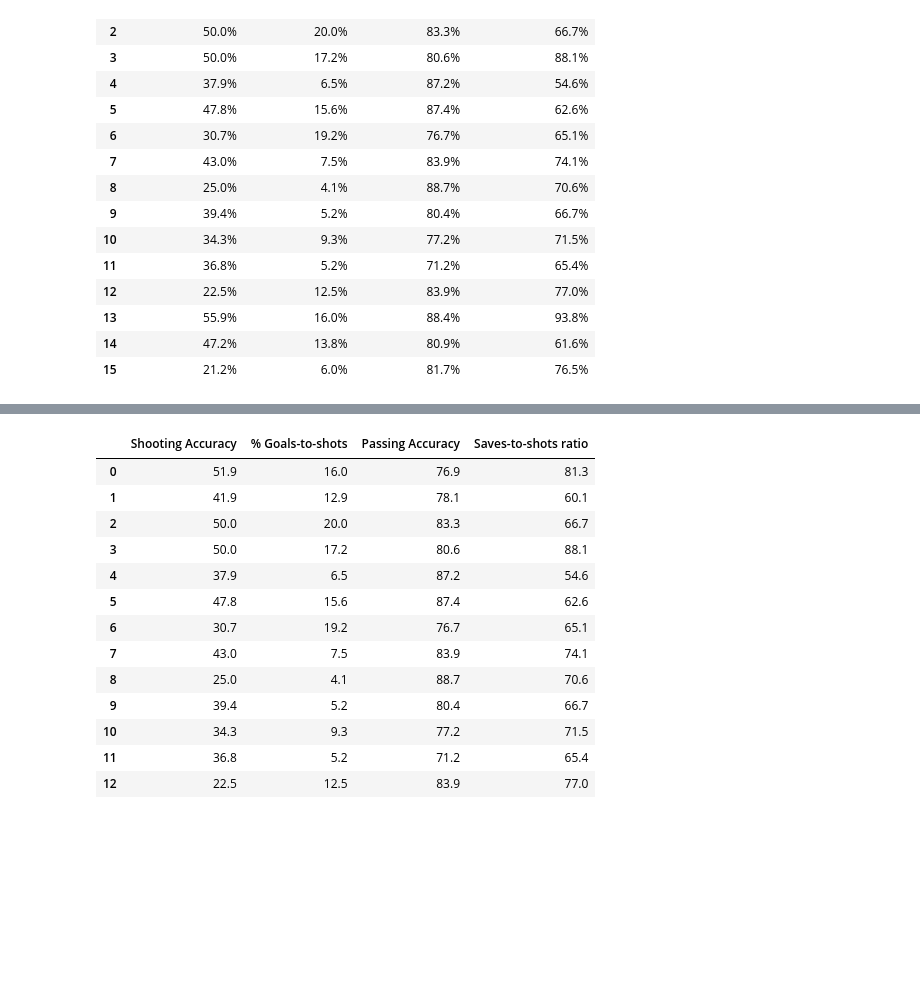
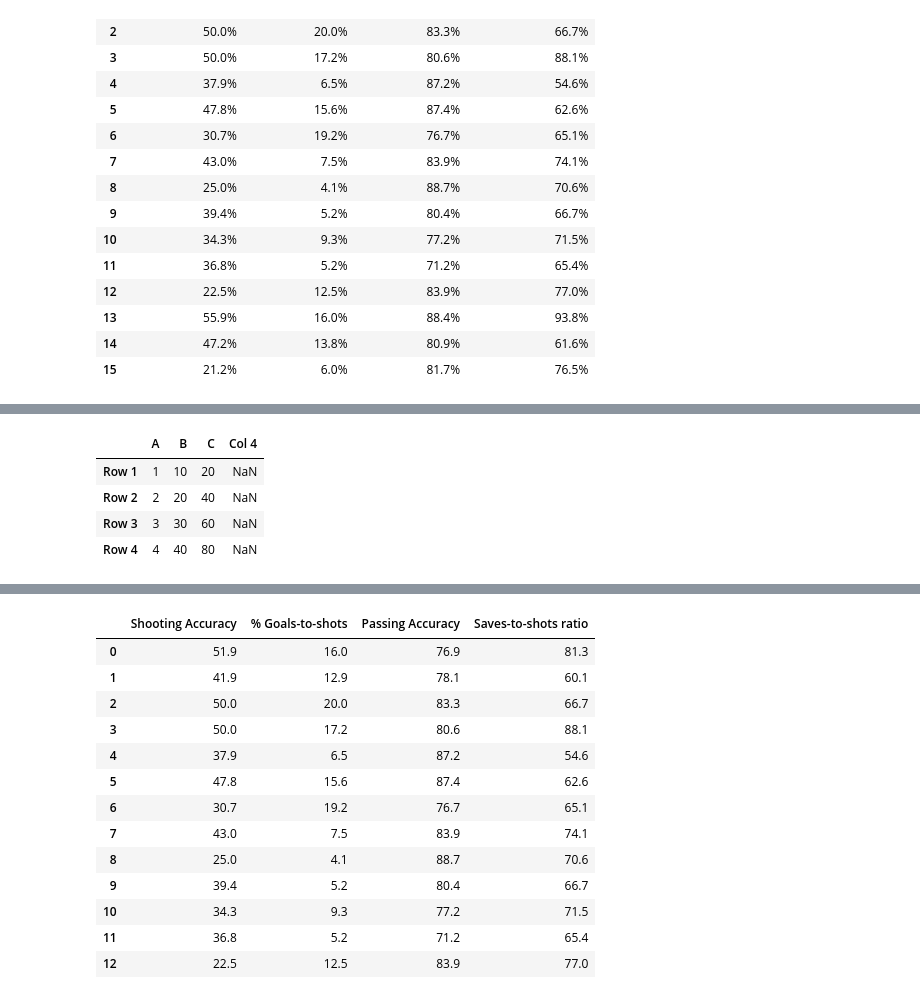
Before and after one commit to leo90rc/Leonardo.DataScience, a Jupyter notebook: week10_ML_competition_pca_kmeans/day1_gridsearch_pipelines/exercises/2.football_stats.ipynb, the cells around one changed output, grey strips where cells are left out. Cells and saved outputs as stored; diff of their text form; code cells hidden in the pictures; blank space fills up the shorter version.

```diff
--- a/week10_ML_competition_pca_kmeans/day1_gridsearch_pipelines/exercises/2.football_stats.ipynb
+++ b/week10_ML_competition_pca_kmeans/day1_gridsearch_pipelines/exercises/2.football_stats.ipynb
@@ -90,0 +135,7 @@ df_sin_caracter = df.select_dtypes('object').iloc[:,1:5].replace('%','',regex=Tr
+# %%
+df = pd.DataFrame({ 'A': [1,2,3,4],
+                   'B': [10,20,30,40],
+                   'C': [20,40,60,80]
+                  },
+                  index=['Row 1', 'Row 2', 'Row 3', 'Row 4'])
+df
@@ -90,0 +148,12 @@ df_sin_caracter = df.select_dtypes('object').iloc[:,1:5].replace('%','',regex=Tr
+# %%
+def custom_sum(row):
+    return row.sum()
+df.loc[:,'Col 4'] = df.apply(custom_sum, axis=0)
+# %%
+df
+# %% [output]
+|  | A | B | C | Col 4 |
+| Row 1 | 1 | 10 | 20 | NaN |
+| Row 2 | 2 | 20 | 40 | NaN |
+| Row 3 | 3 | 30 | 60 | NaN |
+| Row 4 | 4 | 40 | 80 | NaN |
```
Also changed, not shown: parts of 8 cells of this notebook, 13 other files.
